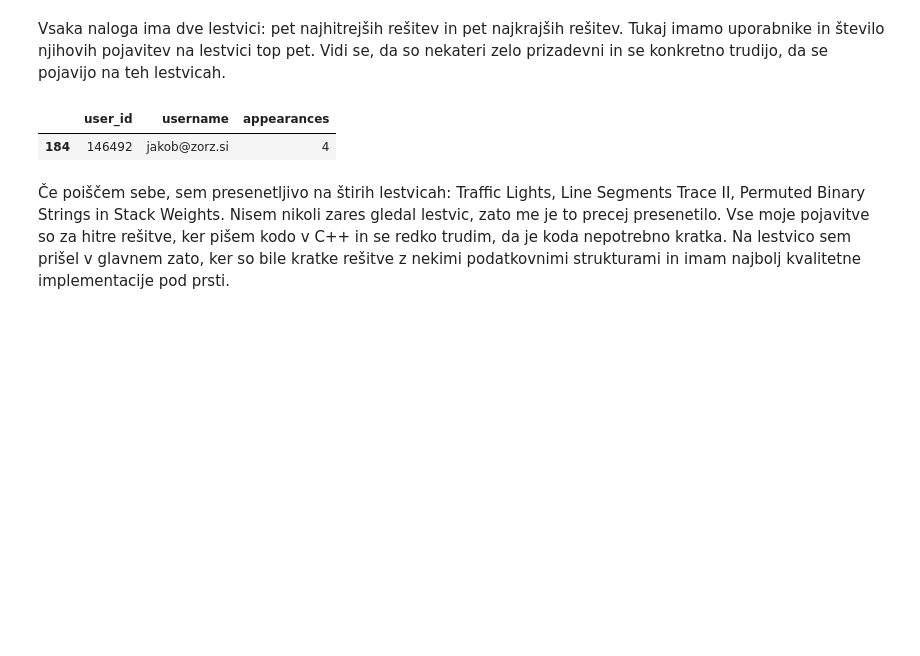
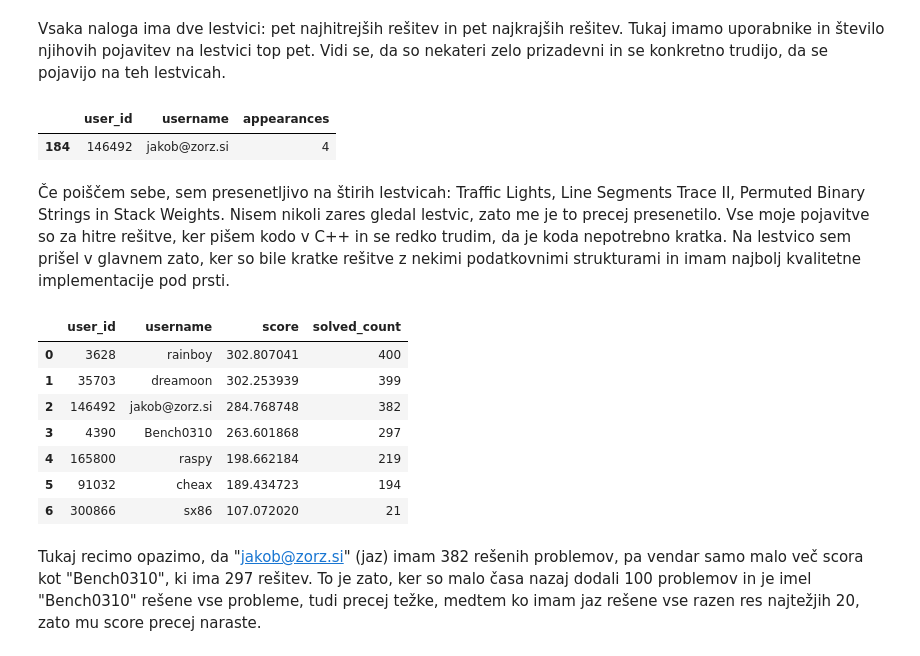
Before and after one commit to Zorz42/uvp-projektna, a Jupyter notebook: notebook.ipynb, the cells around one changed output. Cells and saved outputs as stored; diff of their text form; code cells hidden in the pictures; blank space fills up the shorter version.

```diff
--- a/notebook.ipynb
+++ b/notebook.ipynb
@@ -175,3 +186,17 @@ users[users["username"] == "jakob@zorz.si"]
 # %% [markdown]
 Če poiščem sebe, sem presenetljivo na štirih lestvicah: Traffic Lights, Line Segments Trace II, Permuted Binary Strings in Stack Weights.
 Nisem nikoli zares gledal lestvic, zato me je to precej presenetilo. Vse moje pojavitve so za hitre rešitve, ker pišem kodo v C++ in se redko trudim, da je koda nepotrebno kratka. Na lestvico sem prišel v glavnem zato, ker so bile kratke rešitve z nekimi podatkovnimi strukturami in imam najbolj kvalitetne implementacije pod prsti.
+# %%
+leaderboard = pd.read_csv("data/cses_leaderboard.csv")
+leaderboard.head(10)
+# %% [output]
+|  | user_id | username | score | solved_count |
+| 0 | 3628 | rainboy | 302.807041 | 400 |
+| 1 | 35703 | dreamoon | 302.253939 | 399 |
+| 2 | 146492 | jakob@zorz.si | 284.768748 | 382 |
+| 3 | 4390 | Bench0310 | 263.601868 | 297 |
+| 4 | 165800 | raspy | 198.662184 | 219 |
+| 5 | 91032 | cheax | 189.434723 | 194 |
+| 6 | 300866 | sx86 | 107.072020 | 21 |
+# %% [markdown]
+Tukaj recimo opazimo, da "jakob@zorz.si" (jaz) imam 382 rešenih problemov, pa vendar samo malo več scora kot "Bench0310", ki ima 297 rešitev. To je zato, ker so malo časa nazaj dodali 100 problemov in je imel "Bench0310" rešene vse probleme, tudi precej težke, medtem ko imam jaz rešene vse razen res najtežjih 20, zato mu score precej naraste.
```
Also changed, not shown: parts of 9 cells of this notebook, 3 other files.
